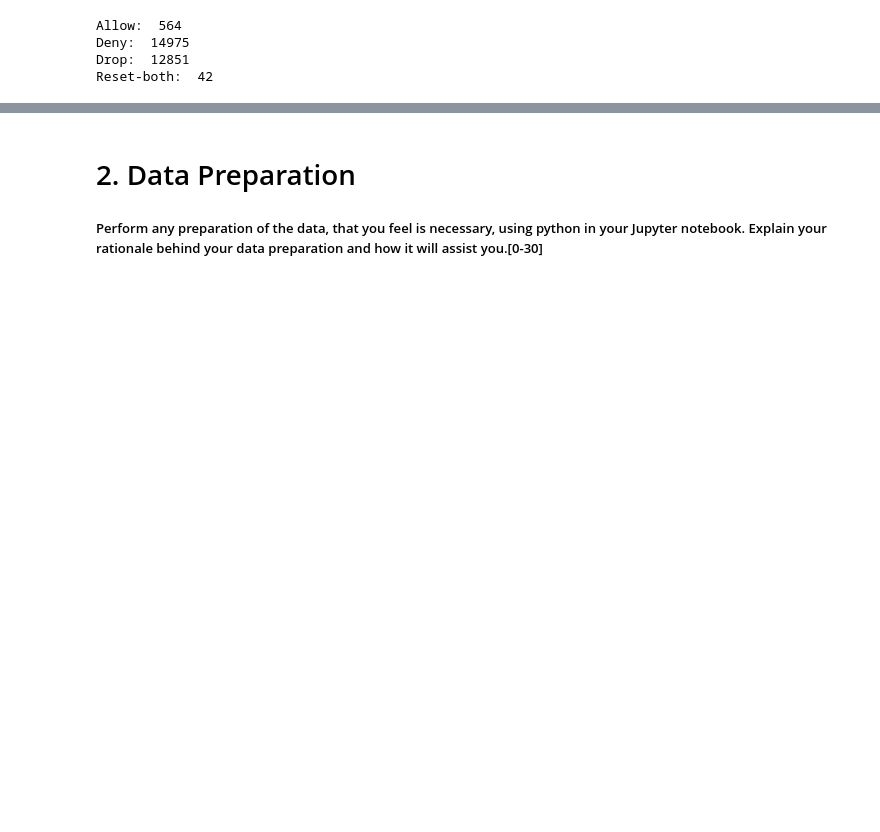
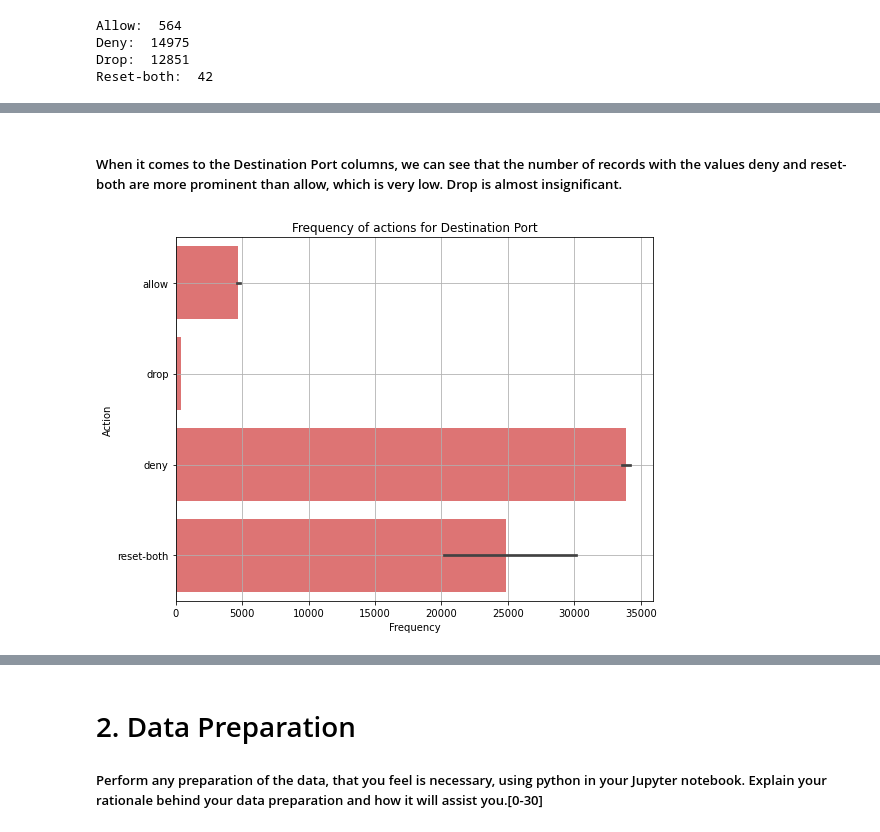
Before and after one commit to carolinedesat/ML_CA1, a Jupyter notebook: Caroline_ML_CA1.ipynb, the cells around one changed output, grey strips where cells are left out. Drawn from its saved outputs; the diff is of its cells as text; code cells hidden in the pictures; blank space fills up the shorter version.

```diff
--- a/Caroline_ML_CA1.ipynb
+++ b/Caroline_ML_CA1.ipynb
@@ -168,0 +186,14 @@ plt.show()
+# %% [markdown]
+##### When it comes to the Destination Port columns, we can see that the number of records with the values deny and reset-both are more prominent than allow, which is very low. Drop is almost insignificant.
+# %%
+plt.figure(figsize=(8, 6))
+
+sns.barplot(x=df['Destination Port'], y=df['Action'], color='#EF6262')
+plt.xlabel('Frequency')
+plt.ylabel('Action')
+plt.title('Frequency of actions for Destination Port')
+plt.grid(True)
+plt.tight_layout()
+plt.show()
+# %% [output]
+[figure, added]
```
Also changed, not shown: parts of 25 cells of this notebook.
